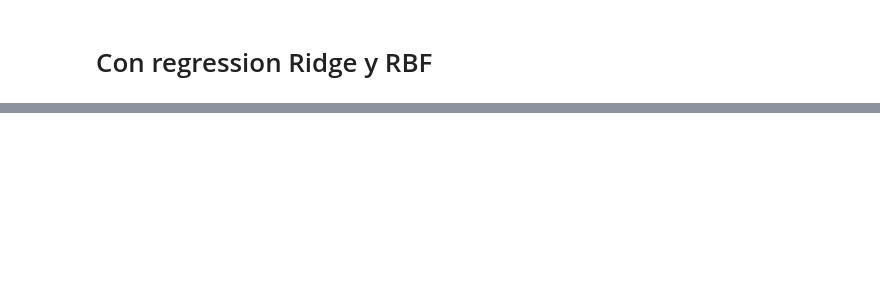
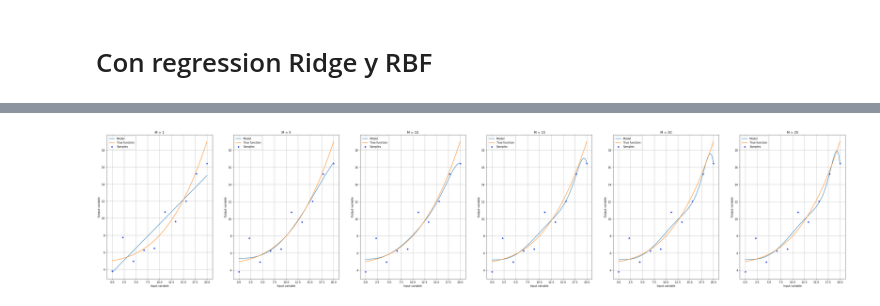
Before and after one commit to SeekingAura/Machine-learning-course-UTP, a Jupyter notebook: Laboratorios/Lab1_LR_ML_2020I.ipynb, the cells around one changed output, grey strips where cells are left out. Cells and saved outputs as stored; diff of their text form; code cells hidden in the pictures; blank space fills up the shorter version.

```diff
--- a/Laboratorios/Lab1_LR_ML_2020I.ipynb
+++ b/Laboratorios/Lab1_LR_ML_2020I.ipynb
@@ -660,0 +663,53 @@ plt.show()
+# %%
+# Import Ridge regression
+from sklearn.linear_model import ElasticNet
+
+degrees = [1, 5, 10, 15, 20, 25]
+
+
+X_test = np.linspace(x_init, x_end, 100)[:,None]
+t_1,y_real = sistema3(X_test,sigma=1)
+plt.figure(figsize=(50, 10))
+for enum, degree in enumerate(degrees):
+    ax = plt.subplot(1, len(degrees), enum + 1)
+    #%% Your code
+    # Get Phi for traning data with Polynomial features
+    Phi = PolynomialFeatures(degree=degree).fit_transform(x)
+
+    # create matrix with ones, shape size of 'x' training data
+    unos = np.ones(x.shape) #Add a variable of ones for the bias
+
+    # Concatenate matrix of ones with Phi RBF
+    Phi=np.concatenate((unos, Phi), axis=1)
+
+    ## Using 't' target data from before cell - system 3 but from last 'x' data (t_1 are obtained with X_test)
+
+    # (1 / (2 * n_samples)) * ||y - Xw||^2_2 + alpha * ||w||_1
+    # Using Phi how Training data on Lasso regression
+    reg= ElasticNet(alpha=1, max_iter=10000).fit(Phi, t)
+
+    Phi_test = PolynomialFeatures(degree=degree).fit_transform(X_test)
+
+    # create matrix with ones, shape size of 'X_test' training data
+    unos = np.ones(X_test.shape) #Add a variable of ones for the bias
+
+    # Concatenate matrix of ones with Phi RBF
+    Phi_test=np.concatenate((unos, Phi_test), axis=1)
+
+
+    t_test = reg.predict(Phi_test)
+
+
+
+    #%%
+    plt.plot(X_test, t_test, label="Model")
+    plt.plot(X_test, y_real, label="True function")
+    plt.scatter(x, t, edgecolor='b', s=20, label="Samples")
+    plt.legend(loc="best")
+    plt.title("M = {}".format(degrees[enum]))
+    plt.xlabel('Input variable')
+    plt.ylabel('Output variable')
+    plt.grid(True)
+plt.show()
+# %% [output]
+[figure, added]
```
Also changed, not shown: parts of 18 cells of this notebook.
